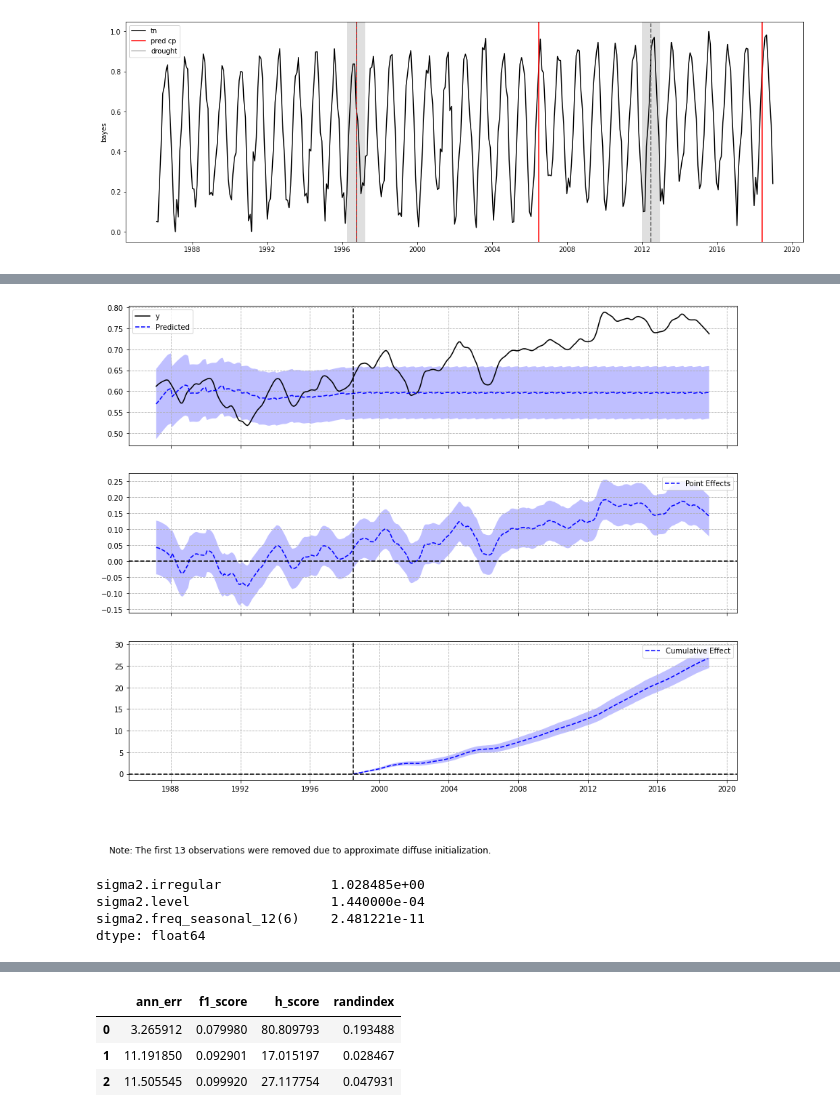
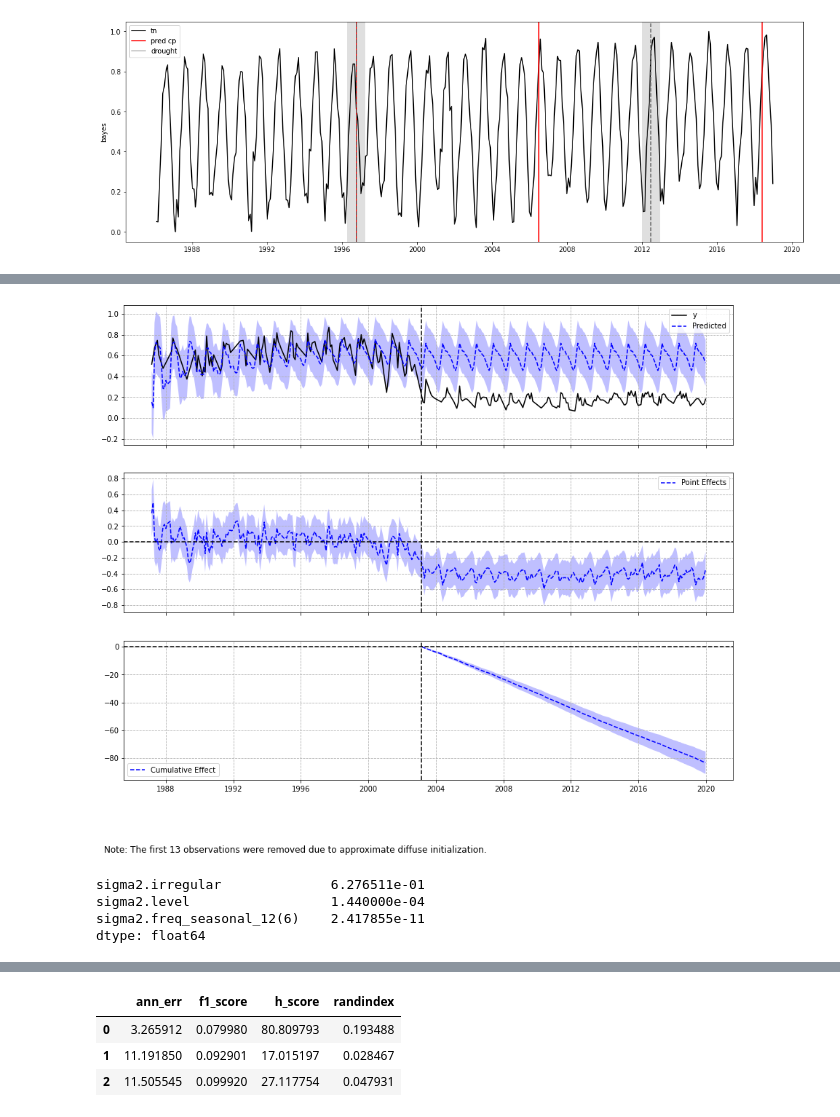
Before and after one commit to jzyee/water_stress_proj, a Jupyter notebook: all_in_one___periodic_wave.ipynb, the cells around one changed output, grey strips where cells are left out. Cells and saved outputs as stored; diff of their text form; code cells hidden in the pictures.

```diff
--- a/all_in_one___periodic_wave.ipynb
+++ b/all_in_one___periodic_wave.ipynb
@@ -601,11 +723,11 @@ workin: CAN
 # %%
 # getting ALL casual impacts
-bm_ci_df, ci_list = bm.get_casual_impacts(formatted_ci_df, ci_sd_None=False)
-ci_list[0][1].plot()
-print(ci_list[0][1].trained_model.params)
+bm_ci_df, ci_list = bm.get_casual_impacts(ext_data[['ndvi']], ci_sd_None=False)
+ci_list[0][0].plot()
+print(ci_list[0][0].trained_model.params)
 # %% [output]
-[figure, old version]
+[figure, new version]
-sigma2.irregular              1.028485e+00
+sigma2.irregular              6.276511e-01
 sigma2.level                  1.440000e-04
-sigma2.freq_seasonal_12(6)    2.481221e-11
+sigma2.freq_seasonal_12(6)    2.417855e-11
 dtype: float64
```
Also changed, not shown: parts of 38 cells of this notebook.
